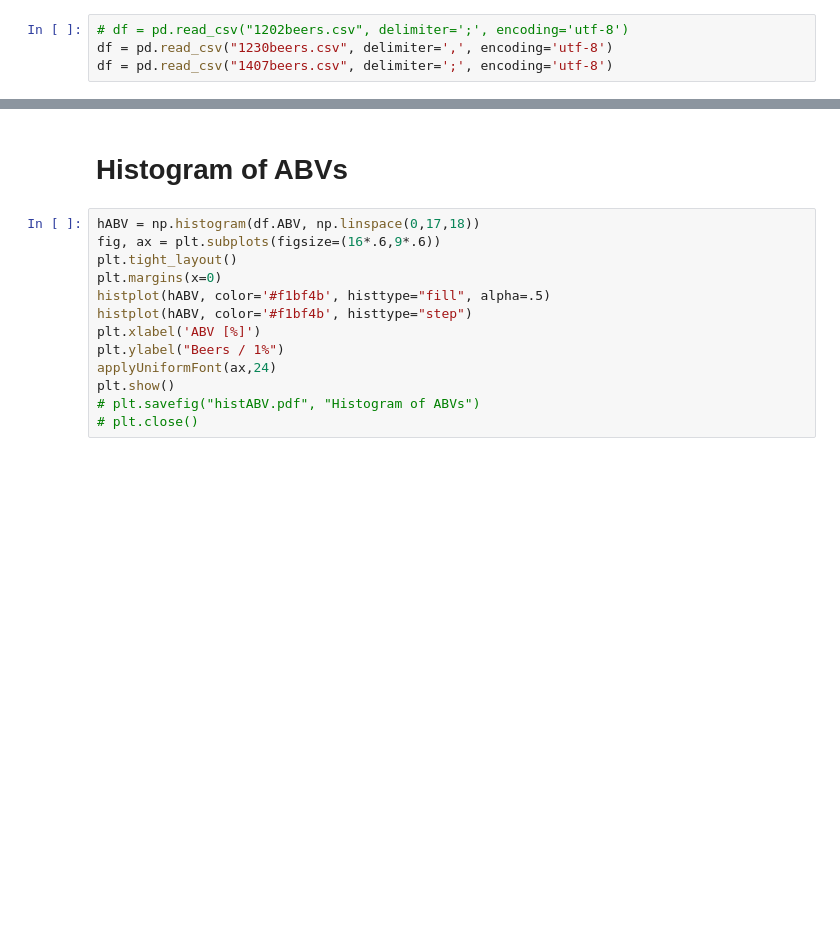
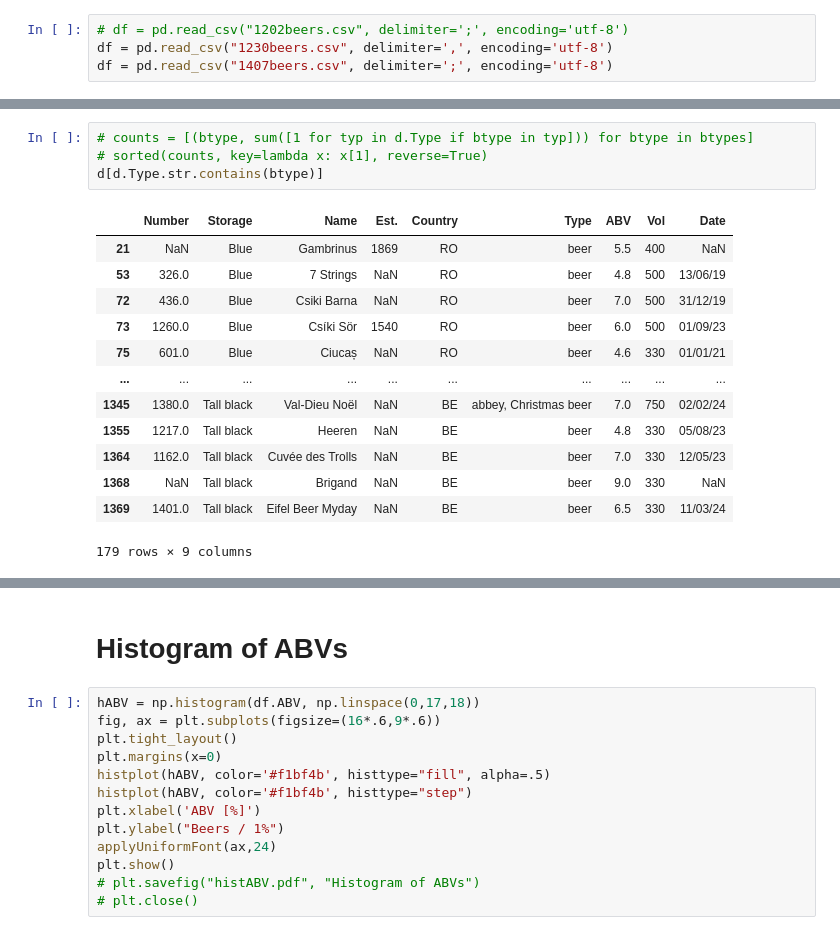
Before and after one commit to RDMoise/many-beers, a Jupyter notebook: studyBeers.ipynb, the cells around one changed output, grey strips where cells are left out. Cells and saved outputs as stored; diff of their text form; blank space fills up the shorter version.

```diff
--- a/studyBeers.ipynb
+++ b/studyBeers.ipynb
@@ -147,0 +227,18 @@ Text(0, 0, 'International (216)\n5.6 $\\pm$ 1.8')
+# %%
+# counts = [(btype, sum([1 for typ in d.Type if btype in typ])) for btype in btypes]
+# sorted(counts, key=lambda x: x[1], reverse=True)
+d[d.Type.str.contains(btype)]
+# %% [output]
+|  | Number | Storage | Name | Est. | Country | Type | ABV | Vol | Date |
+| 21 | NaN | Blue | Gambrinus | 1869 | RO | beer | 5.5 | 400 | NaN |
+| 53 | 326.0 | Blue | 7 Strings | NaN | RO | beer | 4.8 | 500 | 13/06/19 |
+| 72 | 436.0 | Blue | Csiki Barna | NaN | RO | beer | 7.0 | 500 | 31/12/19 |
+| 73 | 1260.0 | Blue | Csíki Sör | 1540 | RO | beer | 6.0 | 500 | 01/09/23 |
+| 75 | 601.0 | Blue | Ciucaș | NaN | RO | beer | 4.6 | 330 | 01/01/21 |
+| ... | ... | ... | ... | ... | ... | ... | ... | ... | ... |
+| 1345 | 1380.0 | Tall black | Val-Dieu Noël | NaN | BE | abbey, Christmas beer | 7.0 | 750 | 02/02/24 |
+| 1355 | 1217.0 | Tall black | Heeren | NaN | BE | beer | 4.8 | 330 | 05/08/23 |
+| 1364 | 1162.0 | Tall black | Cuvée des Trolls | NaN | BE | beer | 7.0 | 330 | 12/05/23 |
+| 1368 | NaN | Tall black | Brigand | NaN | BE | beer | 9.0 | 330 | NaN |
+| 1369 | 1401.0 | Tall black | Eifel Beer Myday | NaN | BE | beer | 6.5 | 330 | 11/03/24 |
+179 rows × 9 columns
```
Also changed, not shown: parts of 6 cells of this notebook, 19 other files.
